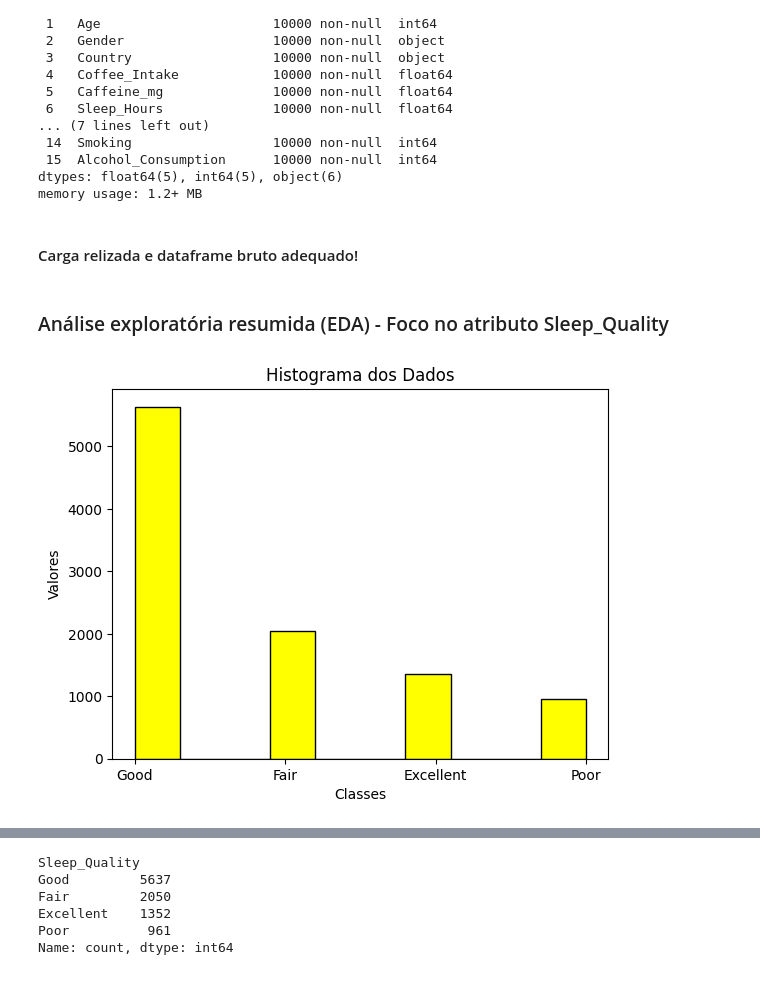
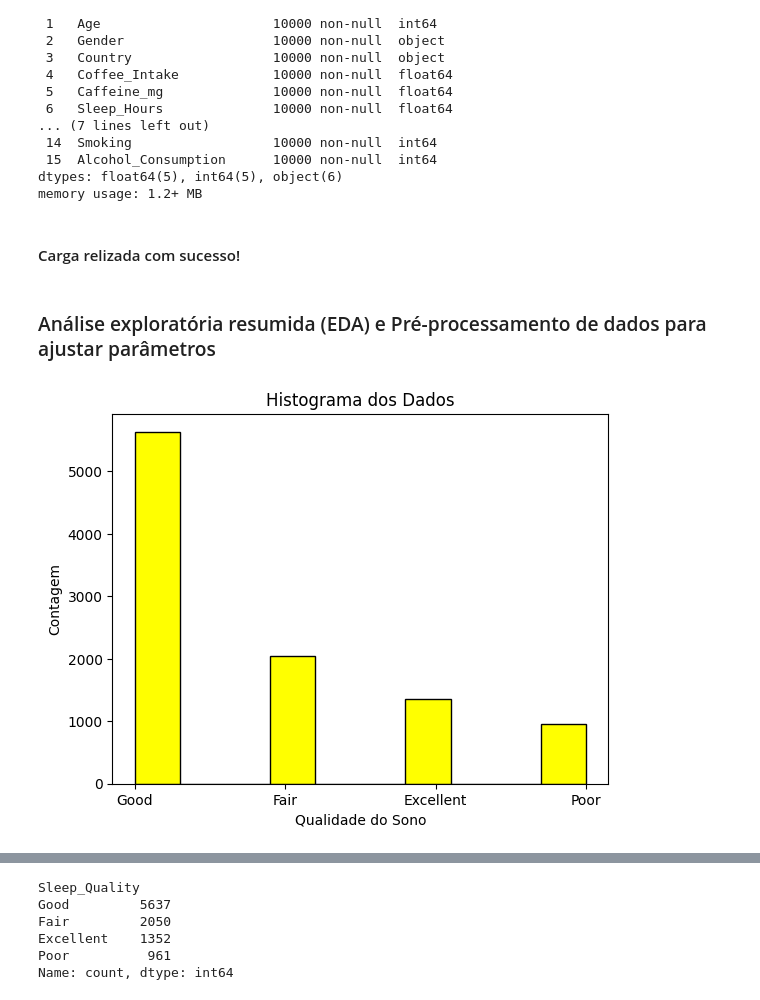
Before and after one commit to Fernanda-85/MVP_Machine-Learning, a Jupyter notebook: mvp_machine_learning.ipynb, the cells around one changed output, grey strips where cells are left out. Saved outputs shown, nothing was run; the diff lists cells and outputs as text; code cells hidden in the pictures.

```diff
--- a/mvp_machine_learning.ipynb
+++ b/mvp_machine_learning.ipynb
@@ -88,16 +88,16 @@ Data columns (total 16 columns):
 dtypes: float64(5), int64(5), object(6)
 memory usage: 1.2+ MB
 # %% [markdown]
-#### Carga relizada e dataframe bruto adequado!
+#### Carga relizada com sucesso!
 # %% [markdown]
-### Análise exploratória resumida (EDA) - Foco no atributo Sleep_Quality
+### Análise exploratória resumida (EDA) e Pré-processamento de dados para ajustar parâmetros
 # %%
 
 # Criar o histograma
 plt.hist(df['Sleep_Quality'], color='yellow', edgecolor='black')
 plt.title('Histograma dos Dados')
-plt.xlabel('Classes')
-plt.ylabel('Valores')
+plt.xlabel('Qualidade do Sono')
+plt.ylabel('Contagem')
 plt.show()
 # %% [output]
-[figure, old version]
+[figure, new version]
```
Also changed, not shown: parts of 6 cells of this notebook.
